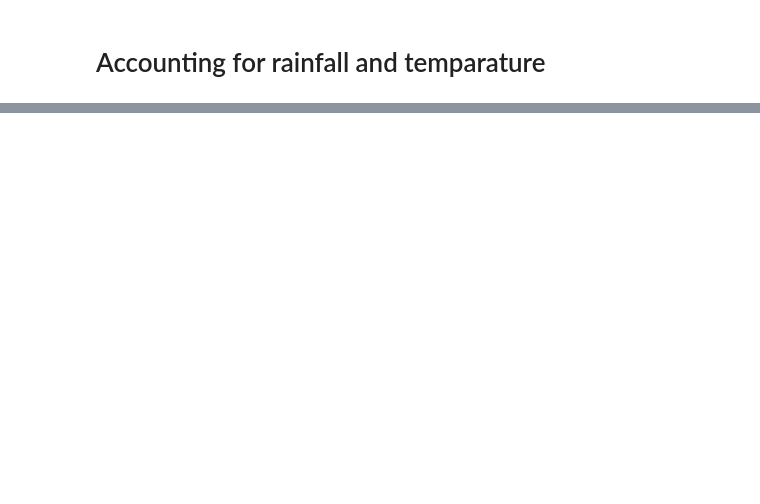
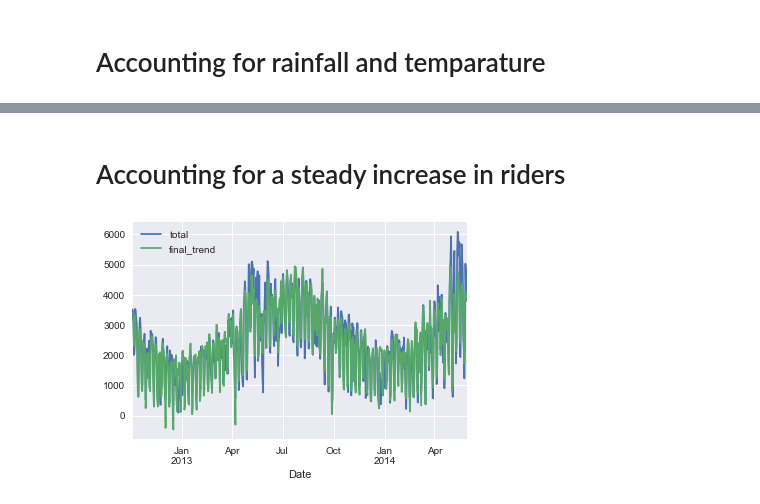
Before and after one commit to fabiangunzinger/seattle_cycling, a Jupyter notebook: seattle_cycling.ipynb, the cells around one changed output, grey strips where cells are left out. Cells and saved outputs as stored; diff of their text form; code cells hidden in the pictures; blank space fills up the shorter version.

Commit message:
Adding time-trend

```diff
--- a/seattle_cycling.ipynb
+++ b/seattle_cycling.ipynb
@@ -230,0 +231,16 @@ plt.title('1-month moving average');
+# %% [markdown]
+# Accounting for a steady increase in riders
+# %%
+daily['daycount'] = np.arange(len(daily))
+
+columns = days + ['daycount', 'daylight', 'tmax', 'tmin', 'prcp']
+X = daily[columns]
+y = daily['total']
+final_model = LinearRegression().fit(X, y)
+
+daily['final_trend'] = final_model.predict(X)
+daily['final_corrected'] = daily['total'] - daily['final_trend'] + daily['final_trend'].mean()
+
+daily[['total', 'final_trend']].plot();
+# %% [output]
+[figure, added]
```
Also changed, not shown: parts of 18 cells of this notebook.
